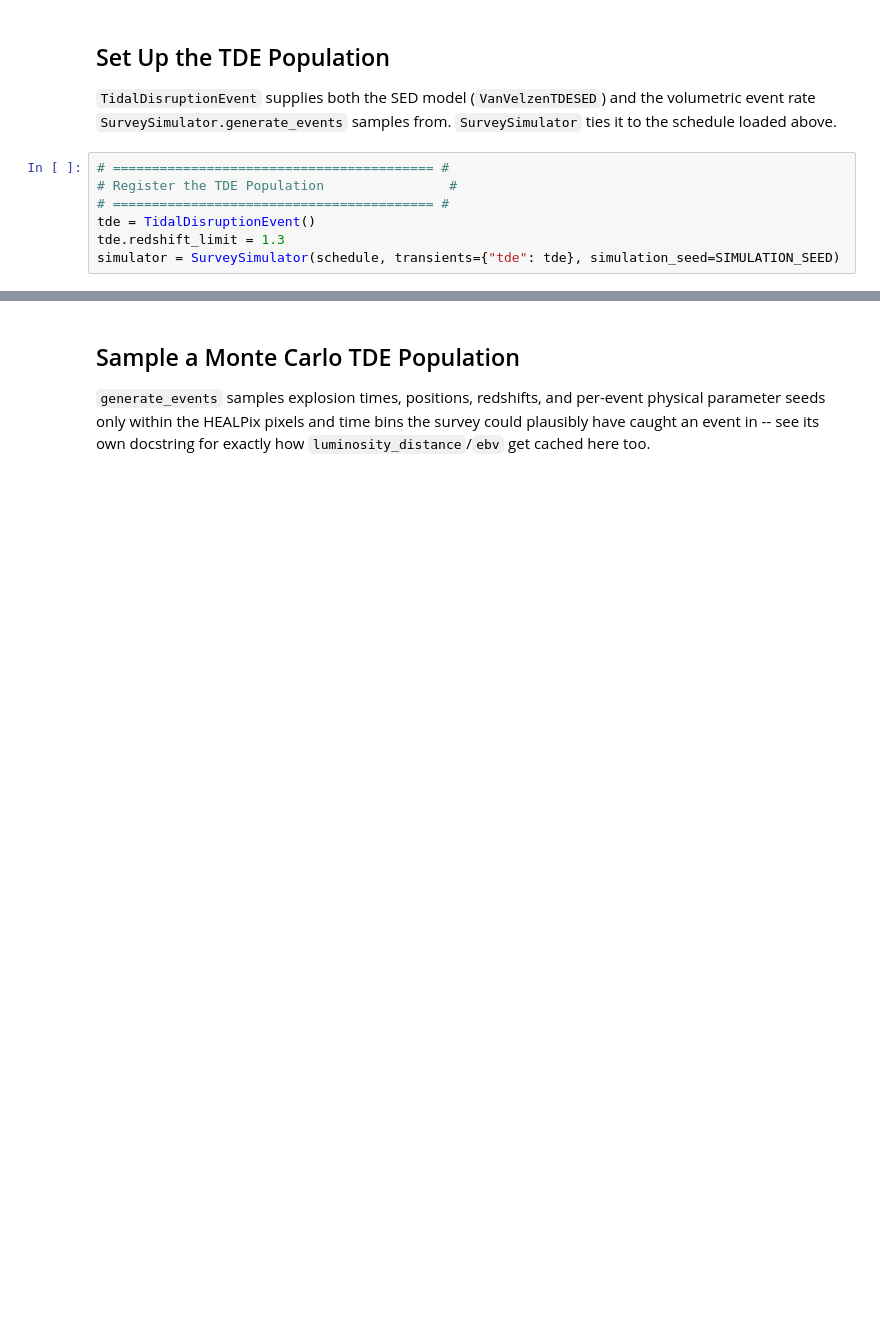
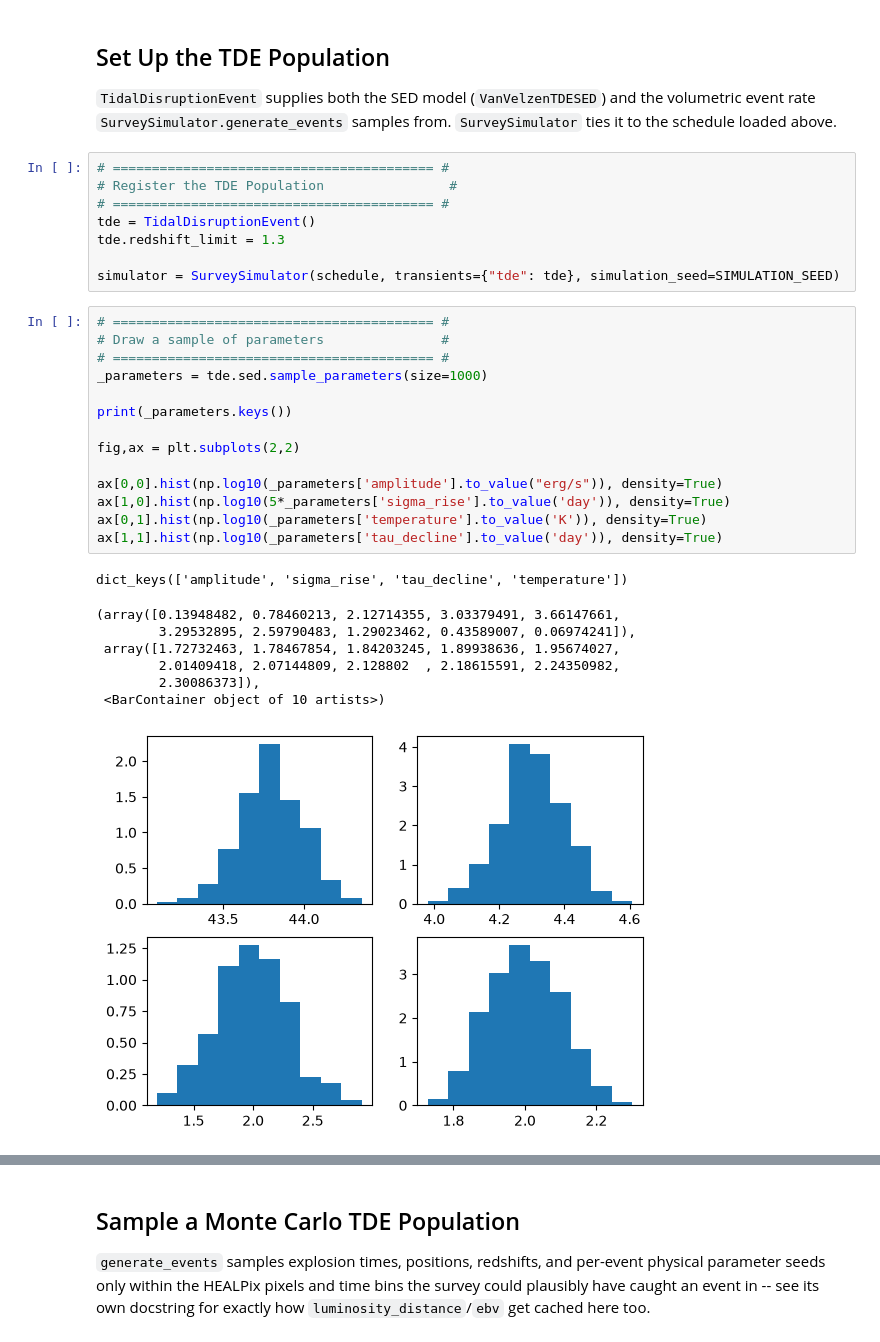
Before and after one commit to Eliza-Diggins/uvex-scheduler, a Jupyter notebook: transient_notebooks/tde_end_to_end_simulation.ipynb, the cells around one changed output, grey strips where cells are left out. Saved outputs shown, nothing was run; the diff lists cells and outputs as text; blank space fills up the shorter version.

```diff
--- a/transient_notebooks/tde_end_to_end_simulation.ipynb
+++ b/transient_notebooks/tde_end_to_end_simulation.ipynb
@@ -147,4 +147,28 @@ loaded above.
 # ========================================= #
 tde = TidalDisruptionEvent()
 tde.redshift_limit = 1.3
+
 simulator = SurveySimulator(schedule, transients={"tde": tde}, simulation_seed=SIMULATION_SEED)
+# %%
+# ========================================= #
+# Draw a sample of parameters               #
+# ========================================= #
+_parameters = tde.sed.sample_parameters(size=1000)
+
+print(_parameters.keys())
+
+fig,ax = plt.subplots(2,2)
+
+ax[0,0].hist(np.log10(_parameters['amplitude'].to_value("erg/s")), density=True)
+ax[1,0].hist(np.log10(5*_parameters['sigma_rise'].to_value('day')), density=True)
+ax[0,1].hist(np.log10(_parameters['temperature'].to_value('K')), density=True)
+ax[1,1].hist(np.log10(_parameters['tau_decline'].to_value('day')), density=True)
+# %% [output]
+dict_keys(['amplitude', 'sigma_rise', 'tau_decline', 'temperature'])
+(array([0.13948482, 0.78460213, 2.12714355, 3.03379491, 3.66147661,
+        3.29532895, 2.59790483, 1.29023462, 0.43589007, 0.06974241]),
+ array([1.72732463, 1.78467854, 1.84203245, 1.89938636, 1.95674027,
+        2.01409418, 2.07144809, 2.128802  , 2.18615591, 2.24350982,
+        2.30086373]),
+ <BarContainer object of 10 artists>)
+[figure, added]
```
Also changed, not shown: parts of 13 cells of this notebook.
